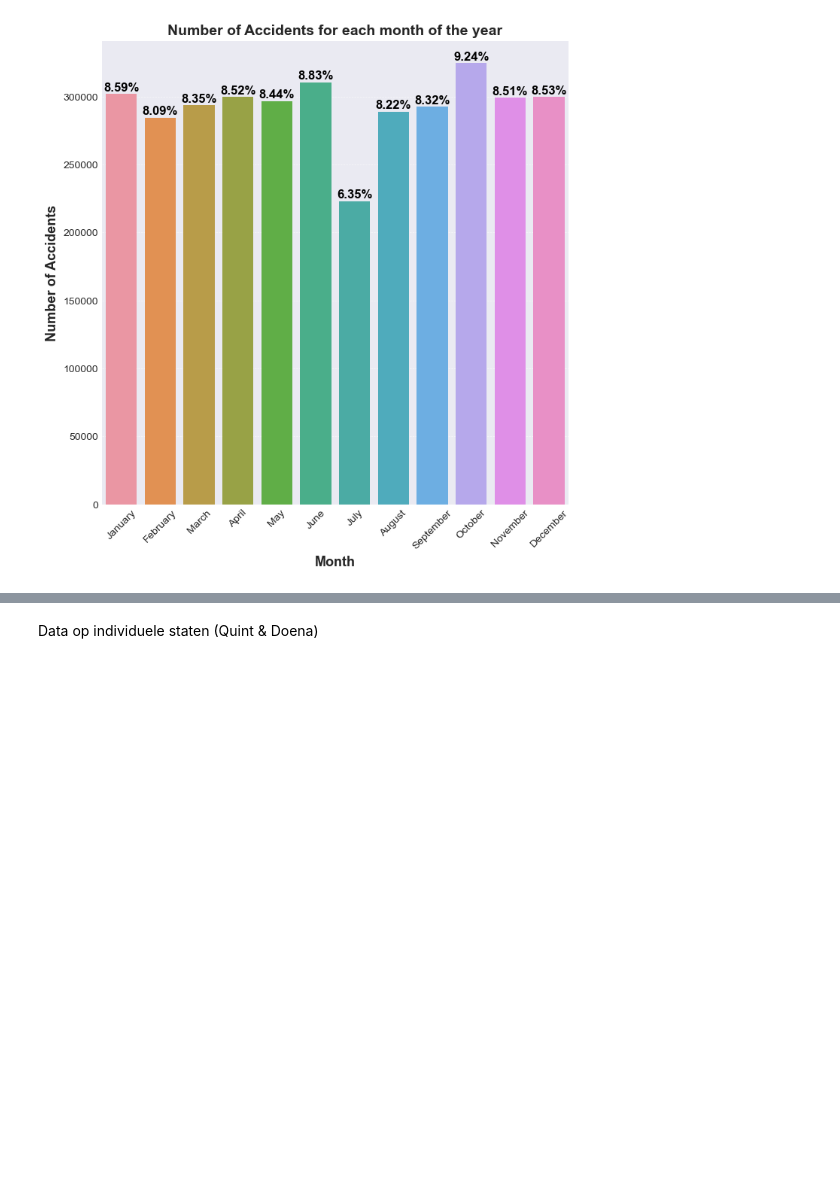
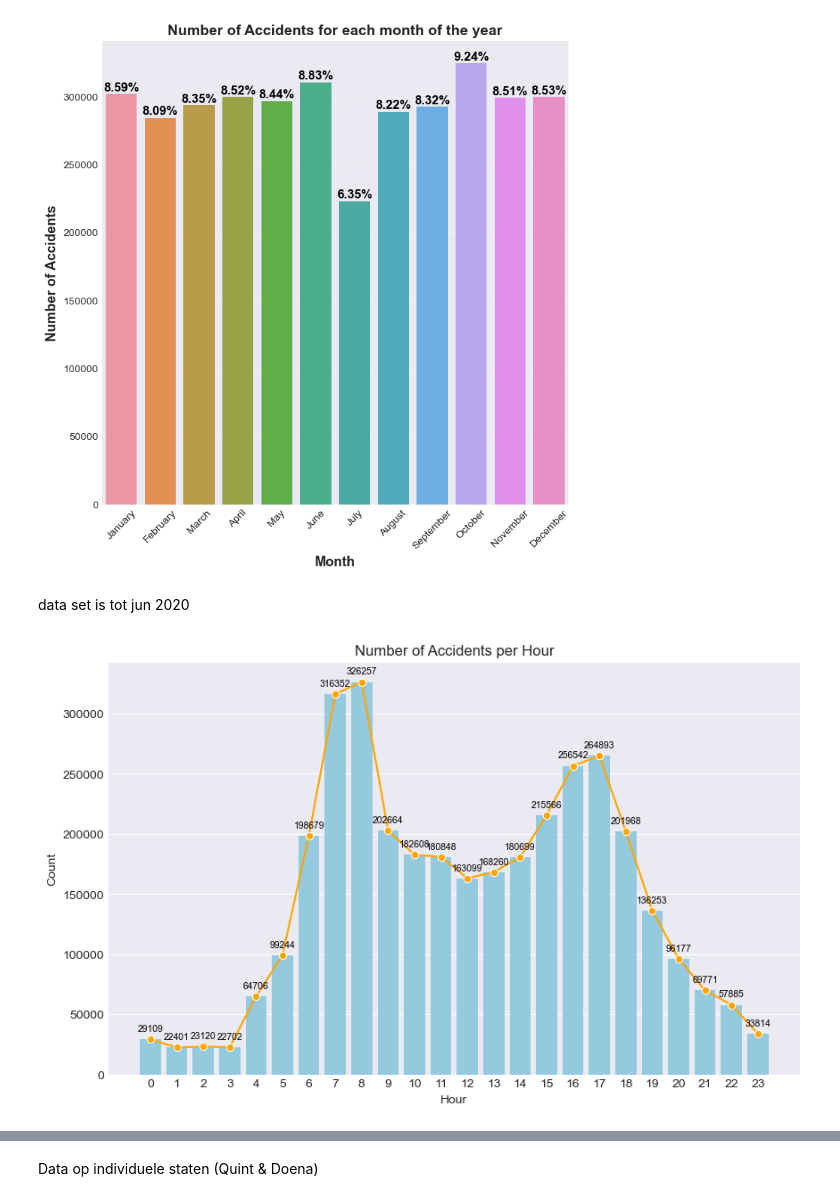
Before and after one commit to IsabelvanDam19/WT_Specialisatie, a Jupyter notebook: Beetje dingen enzo.ipynb, the cells around one changed output, grey strips where cells are left out. Cells and saved outputs as stored; diff of their text form; code cells hidden in the pictures; blank space fills up the shorter version.

```diff
--- a/Beetje dingen enzo.ipynb
+++ b/Beetje dingen enzo.ipynb
@@ -175,6 +184,7 @@ Tijd
 df["Year"]=df["Start_Time"].dt.year
 df["Month"]=df["Start_Time"].dt.month_name()
 df["Day"]=df["Start_Time"].dt.day_name()
+df['Hour']=df['Start_Time'].dt.hour
 # %%
 # Set the style
 plt.style.use('seaborn-darkgrid')
@@ -270,0 +283,28 @@ plt.show()
+# %% [markdown]
+data set is tot jun 2020
+# %%
+hour_counts = df["Hour"].value_counts().reset_index()
+hour_counts.columns = ["Hour", "Count"]
+plt.figure(figsize=(10, 6))
+
+# Create a bar plot
+ax = sns.barplot(data=hour_counts, x="Hour", y="Count", color="skyblue")
+
+# Add a line plot on top of the bars
+sns.lineplot(data=hour_counts, x="Hour", y="Count", marker="o", color="orange", ax=ax)
+
+# Add labels to the bars with adjusted placement
+for p in ax.patches:
+    height = p.get_height()
+    ax.annotate(f'{int(height)}', (p.get_x() + p.get_width() / 2., height),
+                ha='center', va='bottom' if height > 5 else 'top', fontsize=7.5,
+                color='black', xytext=(0, 5 if height > 5 else -5), textcoords='offset points', rotation=0)
+
+plt.xlabel("Hour")
+plt.ylabel("Count")
+plt.title("Number of Accidents per Hour")
+#plt.xticks(rotation=45)  # Rotate x-axis labels for better readability
+
+plt.show()
+# %% [output]
+[figure, added]
```
Also changed, not shown: parts of 7 cells of this notebook.
